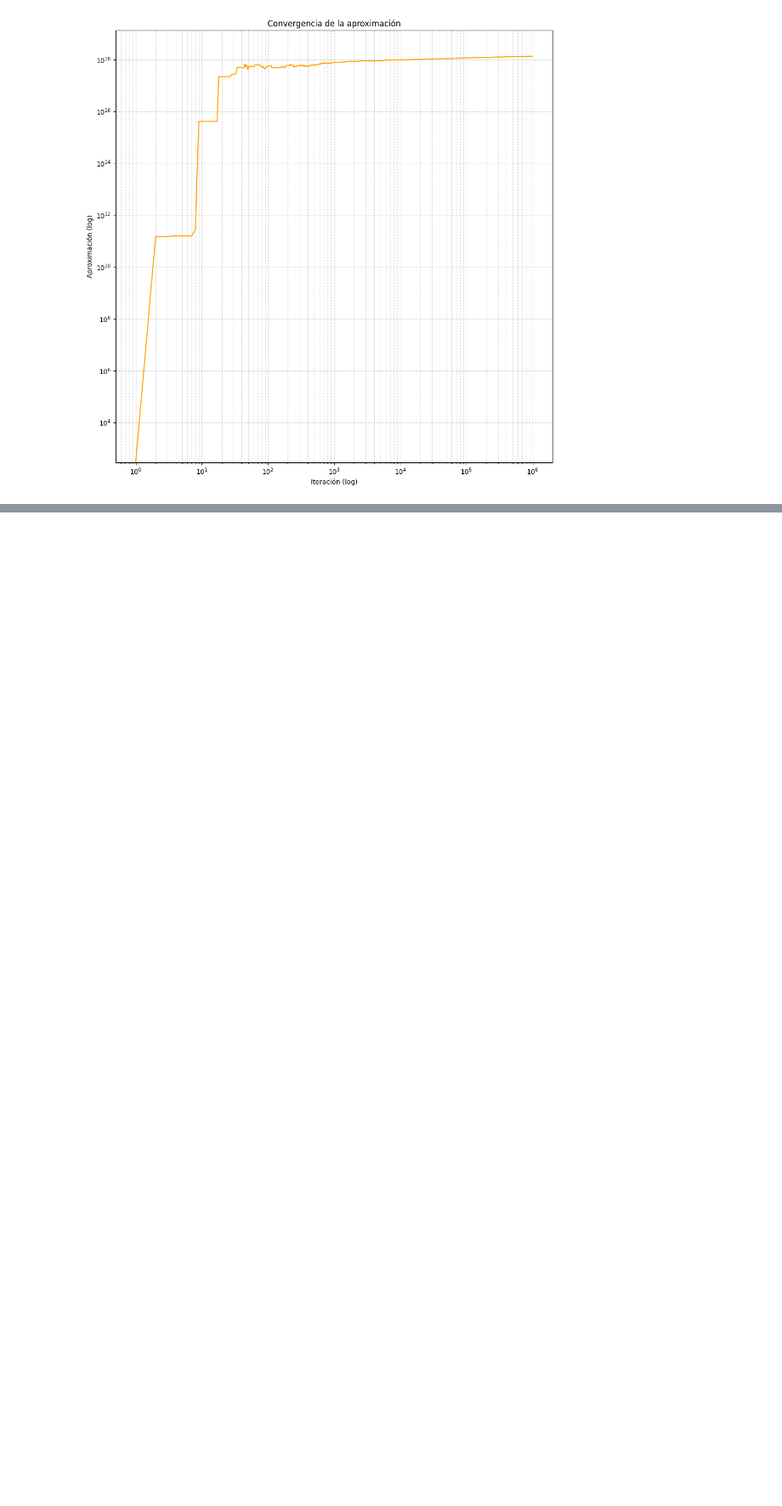
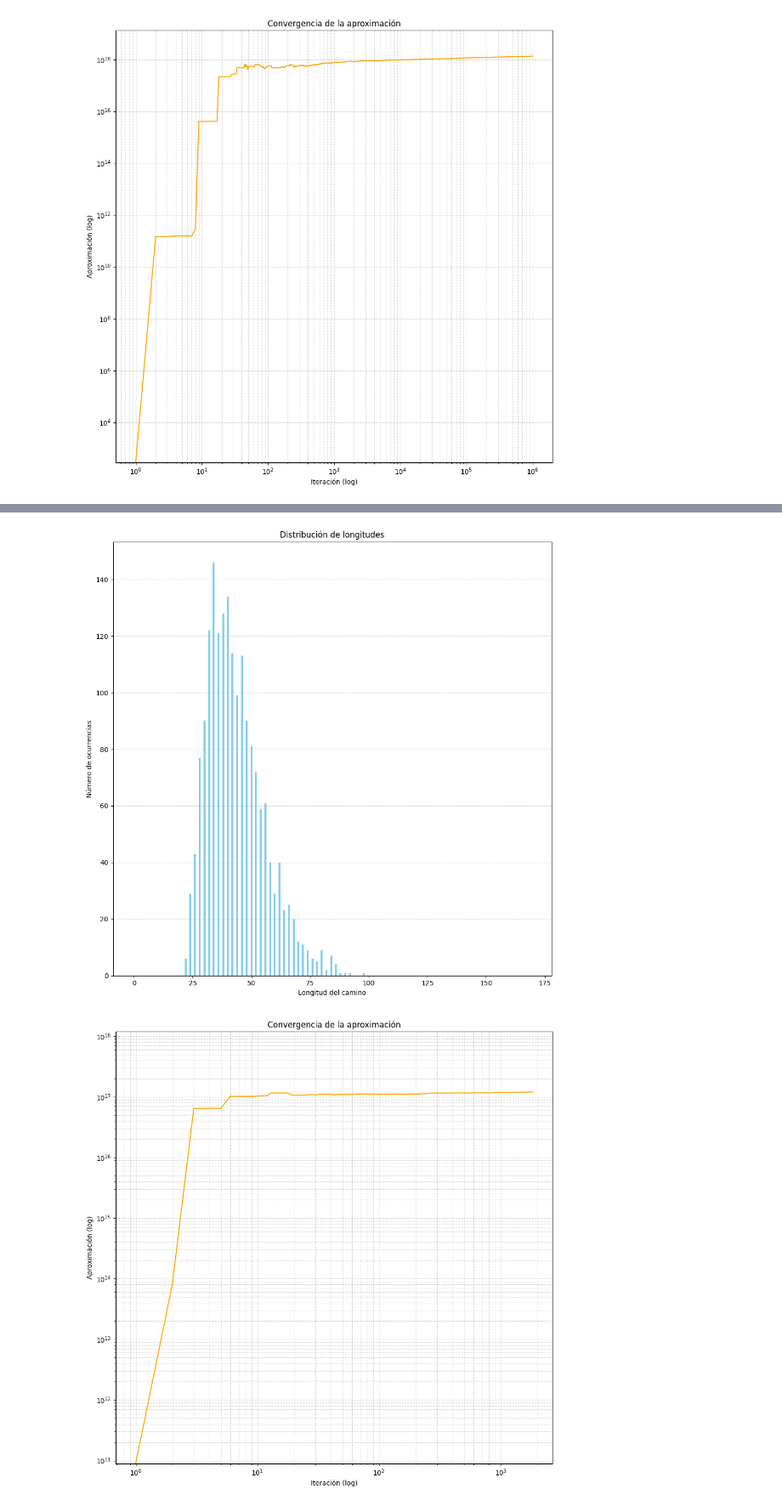
Before and after one commit to Alvaro-SVR/mcm-barbu-zhu, a Jupyter notebook: capitulo2.ipynb, the cells around one changed output, grey strips where cells are left out. Shown: that part at 85% size. Drawn from its saved outputs; the diff is of its cells as text; code cells hidden in the pictures; blank space fills up the shorter version.

Commit message:
Sampleando para camino (0,0) to (n,n)

```diff
--- a/capitulo2.ipynb
+++ b/capitulo2.ipynb
@@ -138,0 +141,21 @@ graficar_resultados(per_len_g1, per_size_g1)
+# %%
+def camino_a_nn(exp, m, n):
+    num_per_len = np.zeros(m*n+1)
+    num_per_size = []
+    sum_theta = 0.0
+    for i in range(1,10**exp+1):
+        for j in range(1,exp+1):
+            if i == 10**j:
+                print(f"Se encuentra en iteración: 10**{j}")
+        camino, probabilidades = construir_camino(m, n)
+        longitud = len(camino) - 1
+        last_camino = camino[-1]
+        if last_camino == [m-2,n-2]:
+            prod_inicial = np.prod(probabilidades)
+            sum_theta += prod_inicial/i
+            num_per_len[longitud] += 1
+            num_per_size.append(sum_theta)
+
+    return num_per_len, num_per_size
+# %%
+camino_nn, aprox_nn = camino_a_nn(5, 13, 13)
@@ -138,0 +168,5 @@ graficar_resultados(per_len_g1, per_size_g1)
+# %%
+graficar_resultados(camino_nn, aprox_nn)
+# %% [output]
+[figure, added]
+[figure, added]
```
Also changed, not shown: parts of 4 cells of this notebook.
